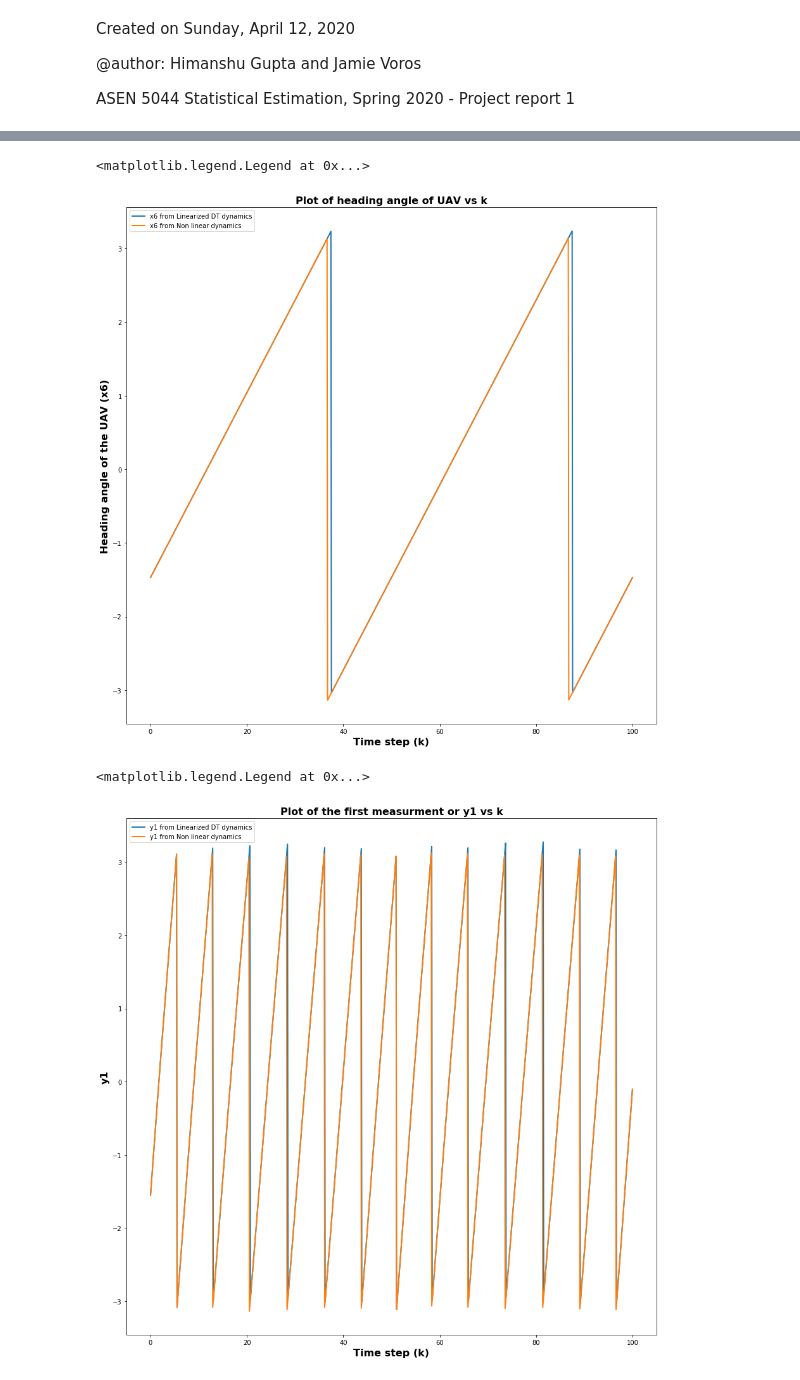
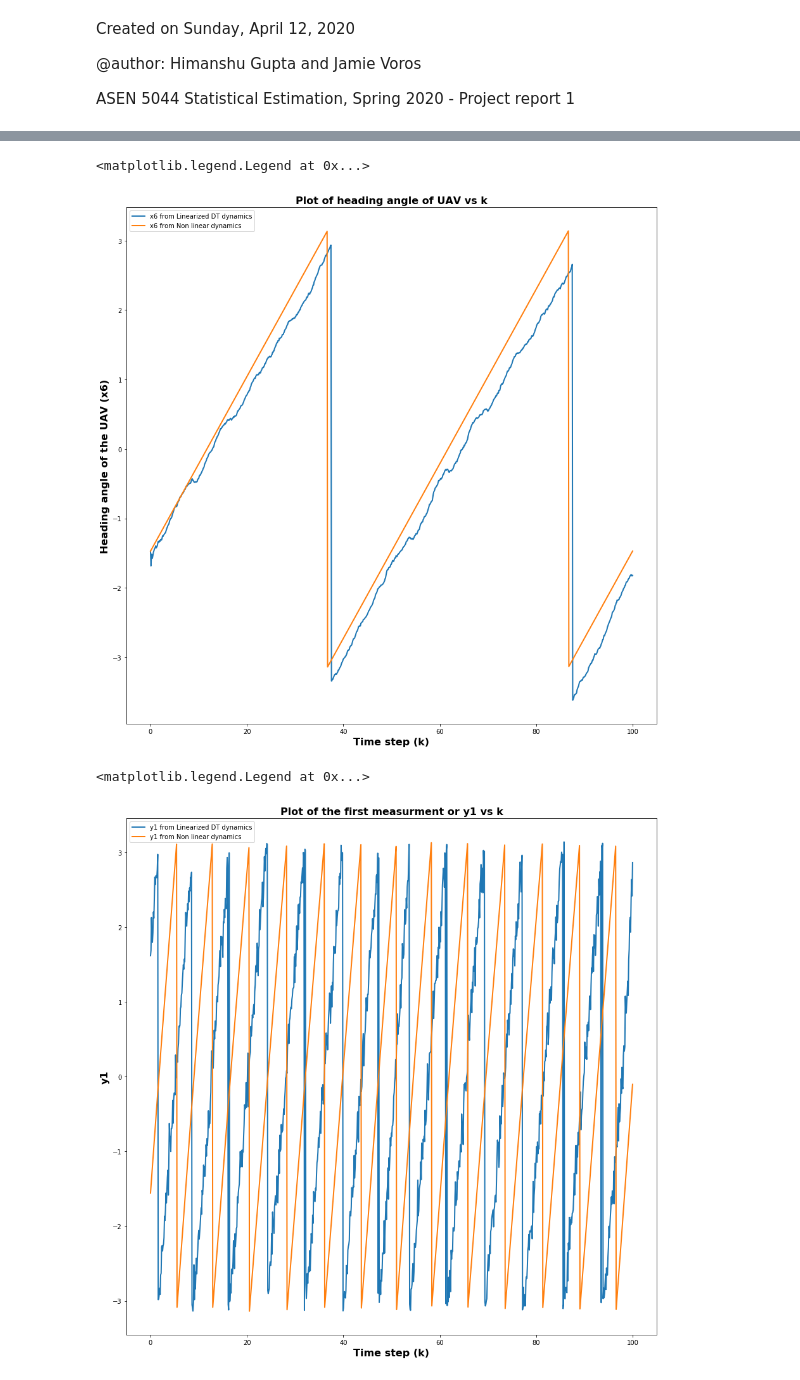
Before and after one commit to himanshugupta1009/robot_localization, a Jupyter notebook: Project_Report_2/LKF.ipynb, the cells around one changed output, grey strips where cells are left out. Drawn from its saved outputs; the diff is of its cells as text; code cells hidden in the pictures.

```diff
--- a/Project_Report_2/LKF.ipynb
+++ b/Project_Report_2/LKF.ipynb
@@ -312,7 +309,7 @@ plt.legend()
 linearized_DT_x3 = []
 non_linear_x3 = []
 
-for state in linearized_DT_states:
+for state in linearized_DT_states_LKF:
     linearized_DT_x3.append(state[2][0])
 
 for state in non_linear_trajectory_with_perturbed_x0:
@@ -334,7 +331,7 @@ plt.legend()
 linearized_DT_x4 = []
 non_linear_x4 = []
 
-for state in linearized_DT_states:
+for state in linearized_DT_states_LKF:
     linearized_DT_x4.append(state[3][0])
 
 for state in non_linear_trajectory_with_perturbed_x0:
@@ -356,7 +353,7 @@ plt.legend()
 linearized_DT_x5 = []
 non_linear_x5 = []
 
-for state in linearized_DT_states:
+for state in linearized_DT_states_LKF:
     linearized_DT_x5.append(state[4][0])
 
 for state in non_linear_trajectory_with_perturbed_x0:
@@ -378,7 +375,7 @@ plt.legend()
 linearized_DT_x6 = []
 non_linear_x6 = []
 
-for state in linearized_DT_states:
+for state in linearized_DT_states_LKF:
     linearized_DT_x6.append(state[5][0])
 
 for state in non_linear_trajectory_with_perturbed_x0:
@@ -393,29 +390,29 @@ plt.rcParams["figure.figsize"] = (15,15)
 plt.legend()
 # %% [output]
 <matplotlib.legend.Legend at 0x...>
-[figure, old version]
+[figure, new version]
 # %%
 #Plot y[1]
 
 linearized_DT_y1 = []
 non_linear_y1 = []
 
-for state in linearized_DT_measurements:
+for state in linearized_DT_measurements_LKF:
     linearized_DT_y1.append(state[0][0])
 
 for state in non_linear_measurements_with_perturbed_x0:
     non_linear_y1.append(state[0][0])
 
 plt.xlabel("Time step (k)",fontsize=16, fontweight='bold')
 plt.ylabel("y1",fontsize=16, fontweight='bold')
 plt.title("Plot of the first measurment or y1 vs k",fontsize=16, fontweight='bold')
 plt.plot(time_steps,linearized_DT_y1,linewidth = 2,label = 'y1 from Linearized DT dynamics')
 plt.plot(time_steps,non_linear_y1,linewidth = 2,label = 'y1 from Non linear dynamics')
 plt.rcParams["figure.figsize"] = (15,15)
 plt.legend()
 # %% [output]
 <matplotlib.legend.Legend at 0x...>
-[figure, old version]
+[figure, new version]
 # %%
 #Plot y[2]
 
```
Also changed, not shown: parts of 15 cells of this notebook, 1 other file.
